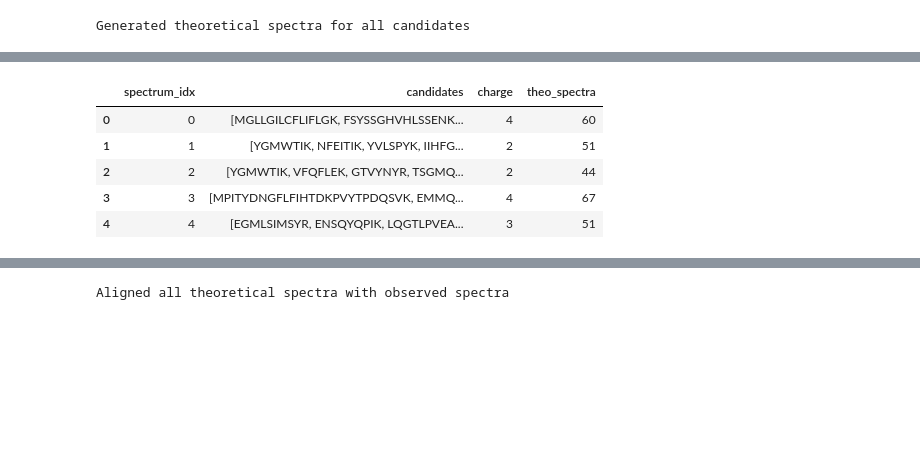
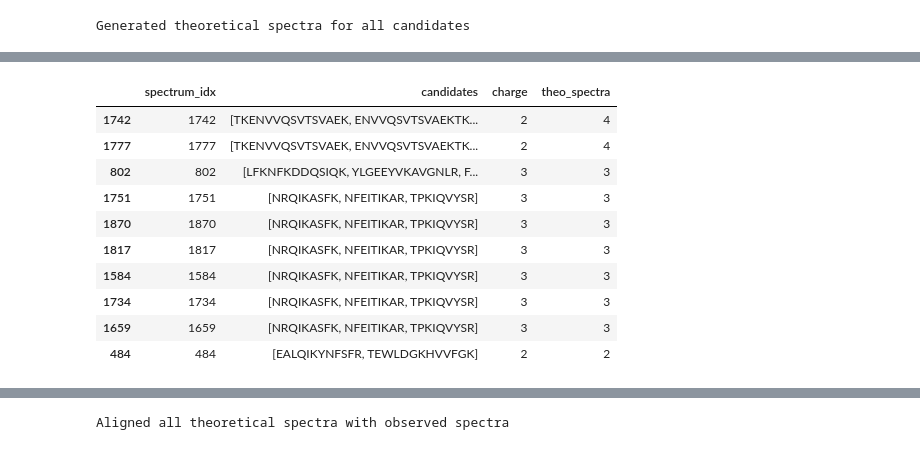
Before and after one commit to timosachsenberg/PyOpenMSCourse, a Jupyter notebook: notebooks/PyOpenMS_Task2_ID.ipynb, the cells around one changed output, grey strips where cells are left out. Cells and saved outputs as stored; diff of their text form; code cells hidden in the pictures; blank space fills up the shorter version.

```diff
--- a/notebooks/PyOpenMS_Task2_ID.ipynb
+++ b/notebooks/PyOpenMS_Task2_ID.ipynb
@@ -348,7 +367,10 @@ See also: [Peptides and Proteins Tutorial](https://pyopenms.readthedocs.io/en/la
 
 </details>
 # %%
-# Digest the UPS proteins database
-peptides = preprocess_database("two_ups_proteins.fasta")
+# Digest the UPS1 protein database
+peptides = preprocess_database("ups1.fasta")
 print(f"Total unique peptides after digestion: {len(peptides)}")
+
+# Cysteines now carry the fixed modification in the sequence string
+print("Examples of modified peptides:", [p.toString() for p in peptides if "C(" in p.toString()][:3])
 # %% [output]
@@ -613,7 +665,8 @@ candidate_df = get_candidates_per_spectrum(
     precursor_weights=P_mass,
     peptide_weights=peptides_weight,
     peptides=peptides,
-    spectrum_indices=valid_indices
+    spectrum_indices=valid_indices,
+    precursor_tolerance_ppm=10.0
 )
 
 # Add precursor charge (needed for fragment charge calculation)
@@ -624,14 +677,17 @@ candidate_df = candidate_df[
     candidate_df["num_candidates"] > 0
 ].copy()  # use .copy() to avoid SettingWithCopyWarning
 
-print(f"Spectra with candidate peptides: {len(candidate_df)}")
+print(f"Spectra with candidate peptides: {len(candidate_df)} of {len(P_mass)}")
+print(f"Candidates per spectrum: mean {candidate_df['num_candidates'].mean():.2f}, "
+      f"max {candidate_df['num_candidates'].max()}")
 
-# For this tutorial, work with first 5 spectra that have candidates
-candidate_df.sort_values(by="num_candidates", ascending=False)
-candidate_df = candidate_df.head(5).copy()
-print(f"Working with {len(candidate_df)} spectra for demonstration")
+# With a working precursor filter the search space is small (a few hundred spectra with
+# one or a few candidates each), so we simply search all of them.
+# Sort so that spectra with several competing candidates come first.
+# Note: sort_values() returns a new DataFrame - assign it back, or nothing changes!
+candidate_df = candidate_df.sort_values(by="num_candidates", ascending=False)
 
 print_df = candidate_df.copy()
 print_df['candidates'] = print_df['candidates'].map(lambda x: list(map(lambda y: y.toString(), x)))
-print_df[['spectrum_idx', 'candidates', 'charge']]
+print_df[['spectrum_idx', 'candidates', 'charge']].head(10)
 # %% [output]
@@ -744,8 +807,8 @@ for idx, row in candidate_df.iterrows():
     row_theo_spectra = []
     for peptide in row["candidates"]:
         theo_spectrum = oms.MSSpectrum()
-        # max fragment charge is min(2, precursor_charge - 1)
-        max_frag_charge = min(row['charge'] - 1, 2)
+        # max fragment charge is min(2, precursor_charge - 1), but at least 1
+        max_frag_charge = max(1, min(row['charge'] - 1, 2))
         tsg.getSpectrum(theo_spectrum, peptide, 1, max_frag_charge)
         row_theo_spectra.append(theo_spectrum)
     candidate_df.at[idx, "theo_spectra"] = row_theo_spectra
@@ -788,15 +851,20 @@ tsg.setParameters(params)
 # %%
 print_df = candidate_df.copy()
 print_df['candidates'] = print_df['candidates'].map(lambda x: list(map(lambda y: y.toString(), x)))
 print_df['theo_spectra'] = print_df['theo_spectra'].map(lambda x: len(x))
-print_df[['spectrum_idx', 'candidates', 'charge', 'theo_spectra']]
+print_df[['spectrum_idx', 'candidates', 'charge', 'theo_spectra']].head(10)
 # %% [output]
 |  | spectrum_idx | candidates | charge | theo_spectra |
-| 0 | 0 | [MGLLGILCFLIFLGK, FSYSSGHVHLSSENK... | 4 | 60 |
-| 1 | 1 | [YGMWTIK, NFEITIK, YVLSPYK, IIHFG... | 2 | 51 |
-| 2 | 2 | [YGMWTIK, VFQFLEK, GTVYNYR, TSGMQ... | 2 | 44 |
-| 3 | 3 | [MPITYDNGFLFIHTDKPVYTPDQSVK, EMMQ... | 4 | 67 |
-| 4 | 4 | [EGMLSIMSYR, ENSQYQPIK, LQGTLPVEA... | 3 | 51 |
+| 1742 | 1742 | [TKENVVQSVTSVAEK, ENVVQSVTSVAEKTK... | 2 | 4 |
+| 1777 | 1777 | [TKENVVQSVTSVAEK, ENVVQSVTSVAEKTK... | 2 | 4 |
+| 802 | 802 | [LFKNFKDDQSIQK, YLGEEYVKAVGNLR, F... | 3 | 3 |
+| 1751 | 1751 | [NRQIKASFK, NFEITIKAR, TPKIQVYSR] | 3 | 3 |
+| 1870 | 1870 | [NRQIKASFK, NFEITIKAR, TPKIQVYSR] | 3 | 3 |
+| 1817 | 1817 | [NRQIKASFK, NFEITIKAR, TPKIQVYSR] | 3 | 3 |
+| 1584 | 1584 | [NRQIKASFK, NFEITIKAR, TPKIQVYSR] | 3 | 3 |
+| 1734 | 1734 | [NRQIKASFK, NFEITIKAR, TPKIQVYSR] | 3 | 3 |
+| 1659 | 1659 | [NRQIKASFK, NFEITIKAR, TPKIQVYSR] | 3 | 3 |
+| 484 | 484 | [EALQIKYNFSFR, TEWLDGKHVVFGK] | 2 | 2 |
 # %% [markdown]
 ## 5. Spectra Alignment
 
```
Also changed, not shown: parts of 29 cells of this notebook, 2 other files.
